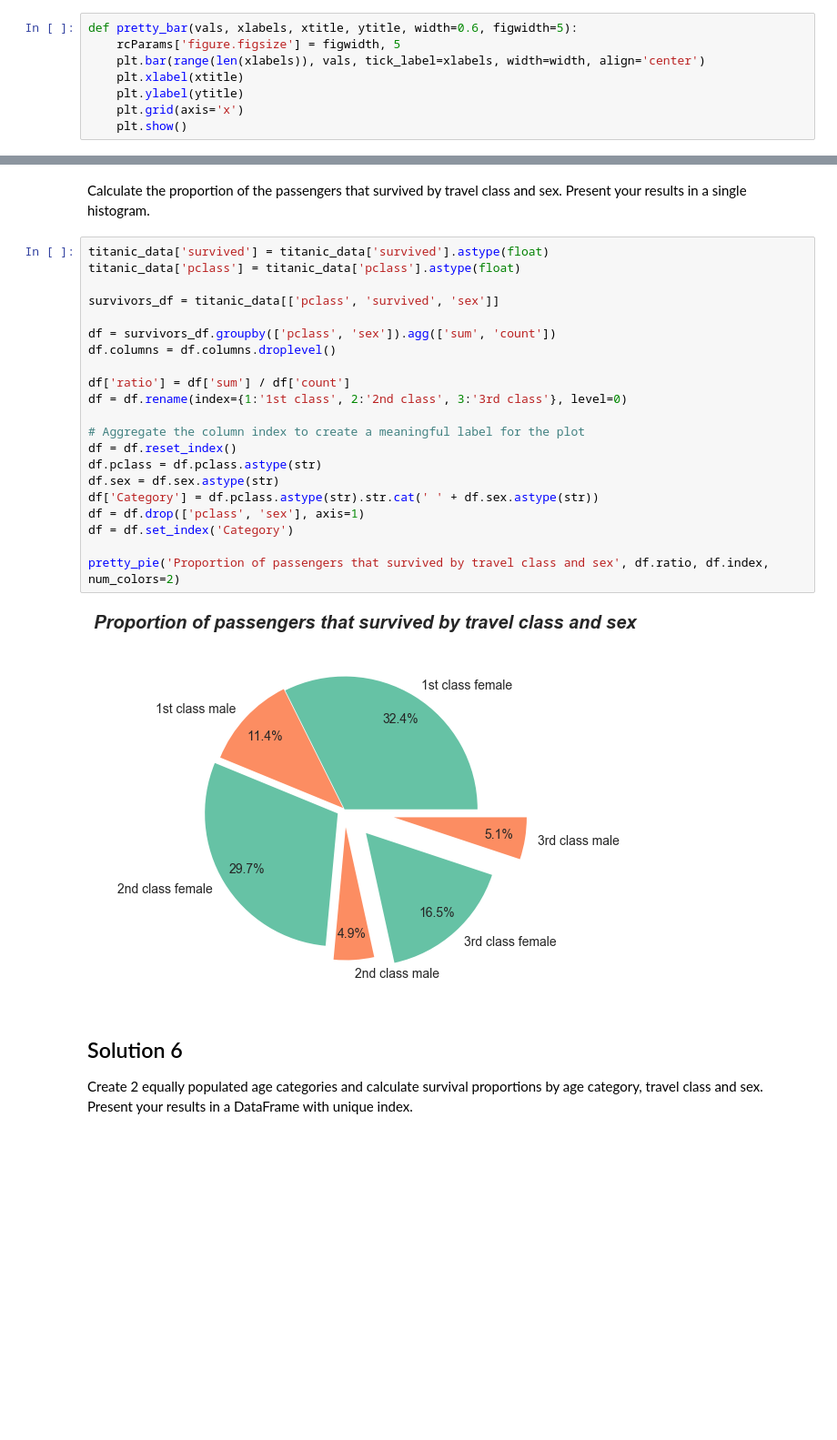
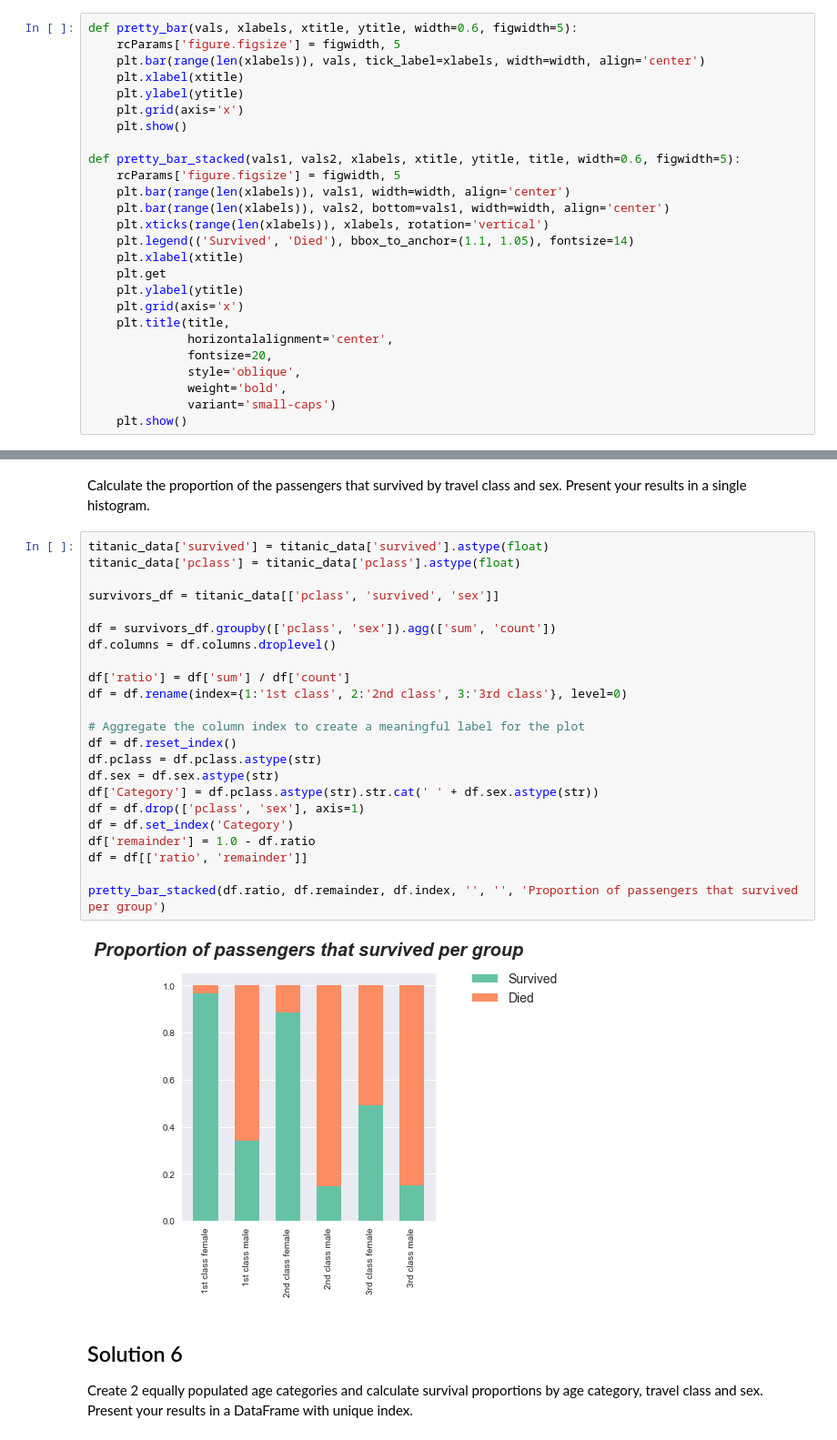
Before and after one commit to lkieliger/adagroup, a Jupyter notebook: hw1/Homework 1.ipynb, the cells around one changed output, grey strips where cells are left out. Shown: that part at 91% size. Saved outputs shown, nothing was run; the diff lists cells and outputs as text; blank space fills up the shorter version.

Commit message:
Fix plots of task 3

```diff
--- a/hw1/Homework 1.ipynb
+++ b/hw1/Homework 1.ipynb
@@ -65,6 +65,24 @@ def pretty_bar(vals, xlabels, xtitle, ytitle, width=0.6, figwidth=5):
     plt.ylabel(ytitle)
     plt.grid(axis='x')
     plt.show()
+
+def pretty_bar_stacked(vals1, vals2, xlabels, xtitle, ytitle, title, width=0.6, figwidth=5):
+    rcParams['figure.figsize'] = figwidth, 5
+    plt.bar(range(len(xlabels)), vals1, width=width, align='center')
+    plt.bar(range(len(xlabels)), vals2, bottom=vals1, width=width, align='center')
+    plt.xticks(range(len(xlabels)), xlabels, rotation='vertical')
+    plt.legend(('Survived', 'Died'), bbox_to_anchor=(1.1, 1.05), fontsize=14)
+    plt.xlabel(xtitle)
+    plt.get
+    plt.ylabel(ytitle)
+    plt.grid(axis='x')
+    plt.title(title,
+              horizontalalignment='center',
+              fontsize=20,
+              style='oblique',
+              weight='bold',
+              variant='small-caps')
+    plt.show()
 # %%
 DATA_FOLDER = 'Data' # Use the data folder provided in Tutorial 02 - Intro to Pandas.
 # %% [markdown]
@@ -567,26 +589,28 @@ Calculate the proportion of the passengers that survived by travel class and sex
 # %%
 titanic_data['survived'] = titanic_data['survived'].astype(float)
 titanic_data['pclass'] = titanic_data['pclass'].astype(float)
 
 survivors_df = titanic_data[['pclass', 'survived', 'sex']]
 
 df = survivors_df.groupby(['pclass', 'sex']).agg(['sum', 'count'])
 df.columns = df.columns.droplevel()
 
 df['ratio'] = df['sum'] / df['count']
 df = df.rename(index={1:'1st class', 2:'2nd class', 3:'3rd class'}, level=0)
 
 # Aggregate the column index to create a meaningful label for the plot
 df = df.reset_index()
 df.pclass = df.pclass.astype(str)
 df.sex = df.sex.astype(str)
 df['Category'] = df.pclass.astype(str).str.cat(' ' + df.sex.astype(str))
 df = df.drop(['pclass', 'sex'], axis=1)
 df = df.set_index('Category')
+df['remainder'] = 1.0 - df.ratio
+df = df[['ratio', 'remainder']]
 
-pretty_pie('Proportion of passengers that survived by travel class and sex', df.ratio, df.index, num_colors=2)
+pretty_bar_stacked(df.ratio, df.remainder, df.index, '', '', 'Proportion of passengers that survived per group')
 # %% [output]
-[figure, old version]
+[figure, new version]
 # %% [markdown]
 ## Solution 6
 Create 2 equally populated age categories and calculate survival proportions by age category, travel class and sex. Present your results in a DataFrame with unique index.
```
Also changed, not shown: parts of 6 cells of this notebook.
